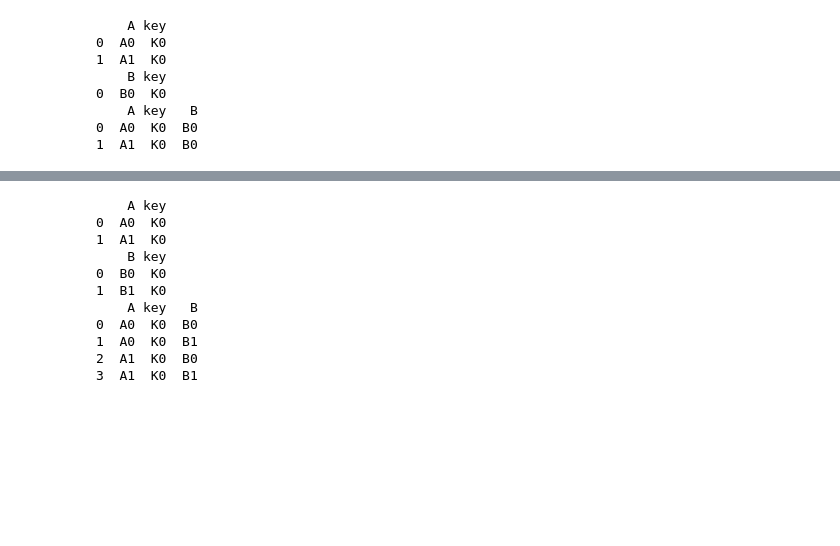
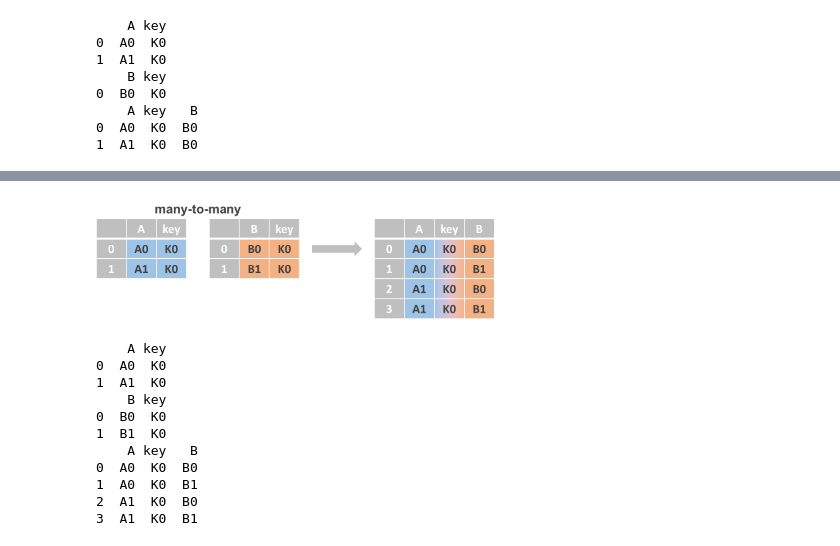
Before and after one commit to Zhenmao/Pandas-Reference-Guide, a Jupyter notebook: 4 Combining Multiple DataFrames.ipynb, the cells around one changed output, grey strips where cells are left out. Drawn from its saved outputs; the diff is of its cells as text; code cells hidden in the pictures; blank space fills up the shorter version.

```diff
--- a/4 Combining Multiple DataFrames.ipynb
+++ b/4 Combining Multiple DataFrames.ipynb
@@ -68,3 +71,7 @@ print(df_merged)
+# %%
+Image("images/merge-many-to-many.png", width=400)
+# %% [output]
+[figure, added]
 # %%
 # DataFrame merge many-to-many
 df_l = pd.DataFrame({
```
Also changed, not shown: parts of 24 cells of this notebook.
